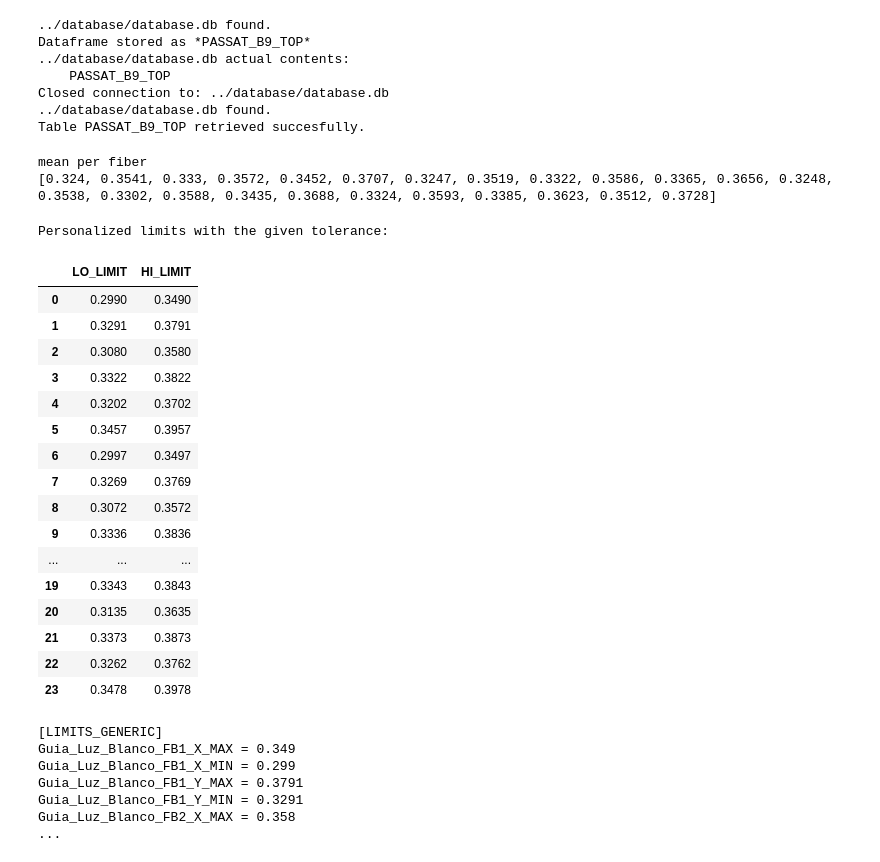
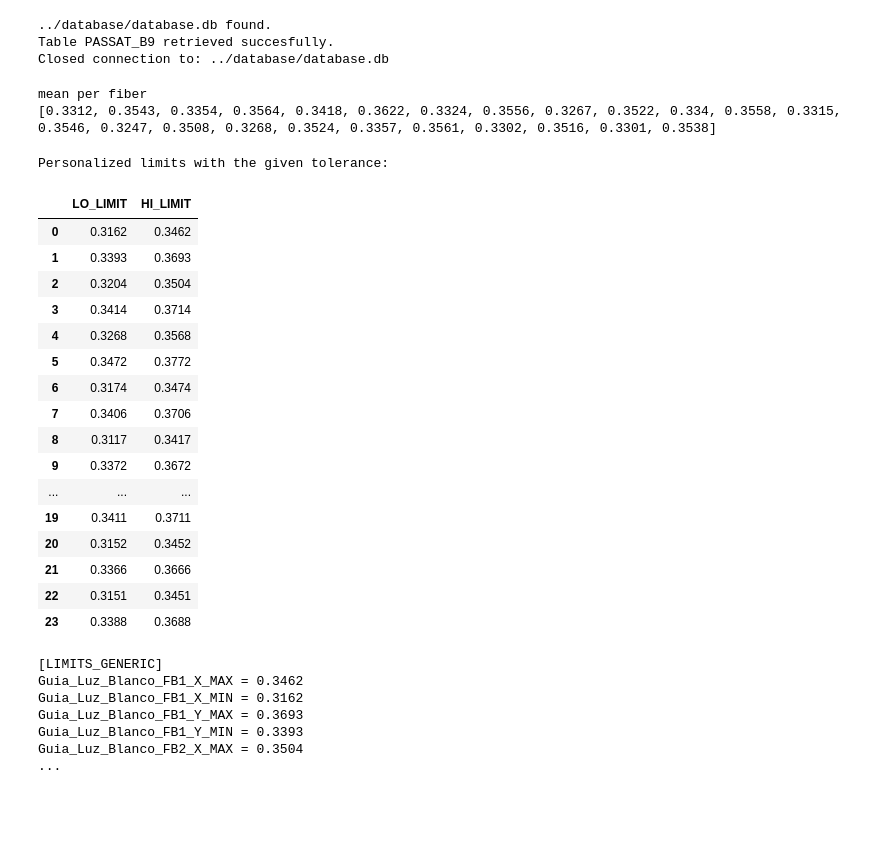
Before and after one commit to LucianoGP95/Python_Eiit_RyR, a Jupyter notebook: RyR_Analyser/notebooks/a2_RyR_limits_generator.ipynb, the cells around one changed output. Saved outputs shown, nothing was run; the diff lists cells and outputs as text; code cells hidden in the pictures; blank space fills up the shorter version.

```diff
--- a/RyR_Analyser/notebooks/a2_RyR_limits_generator.ipynb
+++ b/RyR_Analyser/notebooks/a2_RyR_limits_generator.ipynb
@@ -1,17 +1,21 @@
 # %%
 #% pip install openpyxl
+import os
 import pandas as pd
-from _utilities import prepare_data, prepare_database
 import configparser
+from _utilities import prepare_database
 import sys
 sys.path.append("../tools/")
 import _db_tools as db
-####Input values####
-tolerance = 0.025
+####Global variables####
+tooling = "PASSAT_B9"
+tolerance = 0.015
 lo_tolerance = 0.02
 hi_tolerance = 0.03
-
+####Helper Functions####
 def limits_gen(means, *argv):
+    '''Generate the limit values for a list containing the means. Supports
+    common (one) tolerances and single (low and high) tolerances'''
     HI_LIMIT = []; LO_LIMIT = [] #Preallocation
     if len(argv) == 1:
         l_tolerance = argv[0]; h_tolerance = argv[0]
@@ -28,19 +32,13 @@ def limits_gen(means, *argv):
     return limits
 # %%
 #Data preparation
-tooling = "PASSAT_B9_TOP"
-df = prepare_data("../a1_input/target.xlsx", filter="MEAS") #Load the output from RyR_Generator into a df
-prepare_database(df, tooling) #Store a df inside the database of the project
 dbh = db.SQLite_Data_Extractor("database.db") #Connect to the database
 df = dbh.retrieve(tooling) #Get the desired tooling data
+dbh.close_conn()
 # %% [output]
 ../database/database.db found.
-Dataframe stored as *PASSAT_B9_TOP*
-../database/database.db actual contents:
-    PASSAT_B9_TOP
+Table PASSAT_B9 retrieved succesfully.
 Closed connection to: ../database/database.db
-../database/database.db found.
-Table PASSAT_B9_TOP retrieved succesfully.
 # %%
 resume = df.transpose().describe() #Transpose the df first due to describe() working in columns.
 rough_means = list(resume.iloc[1, :].values)
@@ -52,32 +50,32 @@ print("mean per fiber")
 print(means)
 # %% [output]
 mean per fiber
-[0.324, 0.3541, 0.333, 0.3572, 0.3452, 0.3707, 0.3247, 0.3519, 0.3322, 0.3586, 0.3365, 0.3656, 0.3248, 0.3538, 0.3302, 0.3588, 0.3435, 0.3688, 0.3324, 0.3593, 0.3385, 0.3623, 0.3512, 0.3728]
+[0.3312, 0.3543, 0.3354, 0.3564, 0.3418, 0.3622, 0.3324, 0.3556, 0.3267, 0.3522, 0.334, 0.3558, 0.3315, 0.3546, 0.3247, 0.3508, 0.3268, 0.3524, 0.3357, 0.3561, 0.3302, 0.3516, 0.3301, 0.3538]
 # %%
 #Generates the limits and stores them in a dataframe
-limits = limits_gen(means, tolerance)
+LIMITS = limits_gen(means, tolerance)
 #Alternative with different high and low tolerances:
-    #limits = limits_gen(means, lo_tolerance, hi_tolerance)
-limits
+'''limits = limits_gen(means, lo_tolerance, hi_tolerance)'''
+LIMITS
 # %% [output]
 Personalized limits with the given tolerance:
 |  | LO_LIMIT | HI_LIMIT |
-| 0 | 0.2990 | 0.3490 |
-| 1 | 0.3291 | 0.3791 |
-| 2 | 0.3080 | 0.3580 |
-| 3 | 0.3322 | 0.3822 |
-| 4 | 0.3202 | 0.3702 |
-| 5 | 0.3457 | 0.3957 |
-| 6 | 0.2997 | 0.3497 |
-| 7 | 0.3269 | 0.3769 |
-| 8 | 0.3072 | 0.3572 |
-| 9 | 0.3336 | 0.3836 |
+| 0 | 0.3162 | 0.3462 |
+| 1 | 0.3393 | 0.3693 |
+| 2 | 0.3204 | 0.3504 |
+| 3 | 0.3414 | 0.3714 |
+| 4 | 0.3268 | 0.3568 |
+| 5 | 0.3472 | 0.3772 |
+| 6 | 0.3174 | 0.3474 |
+| 7 | 0.3406 | 0.3706 |
+| 8 | 0.3117 | 0.3417 |
+| 9 | 0.3372 | 0.3672 |
 | ... | ... | ... |
-| 19 | 0.3343 | 0.3843 |
-| 20 | 0.3135 | 0.3635 |
-| 21 | 0.3373 | 0.3873 |
-| 22 | 0.3262 | 0.3762 |
-| 23 | 0.3478 | 0.3978 |
+| 19 | 0.3411 | 0.3711 |
+| 20 | 0.3152 | 0.3452 |
+| 21 | 0.3366 | 0.3666 |
+| 22 | 0.3151 | 0.3451 |
+| 23 | 0.3388 | 0.3688 |
 # %%
 ##Creation of the .ini
 #Create a ConfigParser instance and read the .ini file
@@ -93,16 +91,16 @@ for section_name in config.sections(): #Get a keys list with the correct upperca
     section = config[section_name]
     keys_list.extend(section.keys())
 #Iterate through the sections and options in the .ini file
-HI_LIMIT = limits.iloc[:, 1]
-LO_LIMIT = limits.iloc[:, 0]
+HI_LIMIT = LIMITS.iloc[:, 1]
+LO_LIMIT = LIMITS.iloc[:, 0]
 for section in config.sections():
     keys_list = list(config[section].keys())
     j = 0
     for i in range(0, len(keys_list), 2):
         key1 = keys_list[i]
         key2 = keys_list[i + 1]
-        col1 = str(limits.iloc[j, 1])
-        col2 = str(limits.iloc[j, 0])
+        col1 = str(LIMITS.iloc[j, 1])
+        col2 = str(LIMITS.iloc[j, 0])
         j += 1
         config[section][key1] = col1
         config[section][key2] = col2
@@ -128,10 +126,10 @@ with open(f'../a2_output/{tooling}.ini', 'w') as configfile:
                 configfile.write("\n")
 # %% [output]
 [LIMITS_GENERIC]
-Guia_Luz_Blanco_FB1_X_MAX = 0.349
-Guia_Luz_Blanco_FB1_X_MIN = 0.299
-Guia_Luz_Blanco_FB1_Y_MAX = 0.3791
-Guia_Luz_Blanco_FB1_Y_MIN = 0.3291
-Guia_Luz_Blanco_FB2_X_MAX = 0.358
+Guia_Luz_Blanco_FB1_X_MAX = 0.3462
+Guia_Luz_Blanco_FB1_X_MIN = 0.3162
+Guia_Luz_Blanco_FB1_Y_MAX = 0.3693
+Guia_Luz_Blanco_FB1_Y_MIN = 0.3393
+Guia_Luz_Blanco_FB2_X_MAX = 0.3504
 ...
 # %%
```
Also changed, not shown: parts of 3 cells of this notebook, 12 other files.
